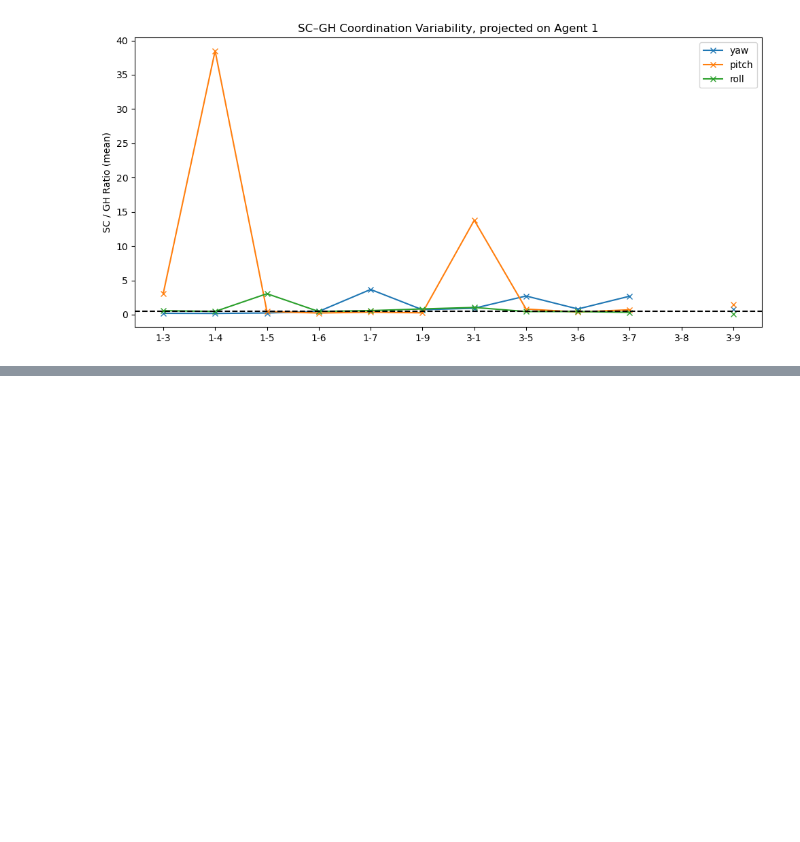
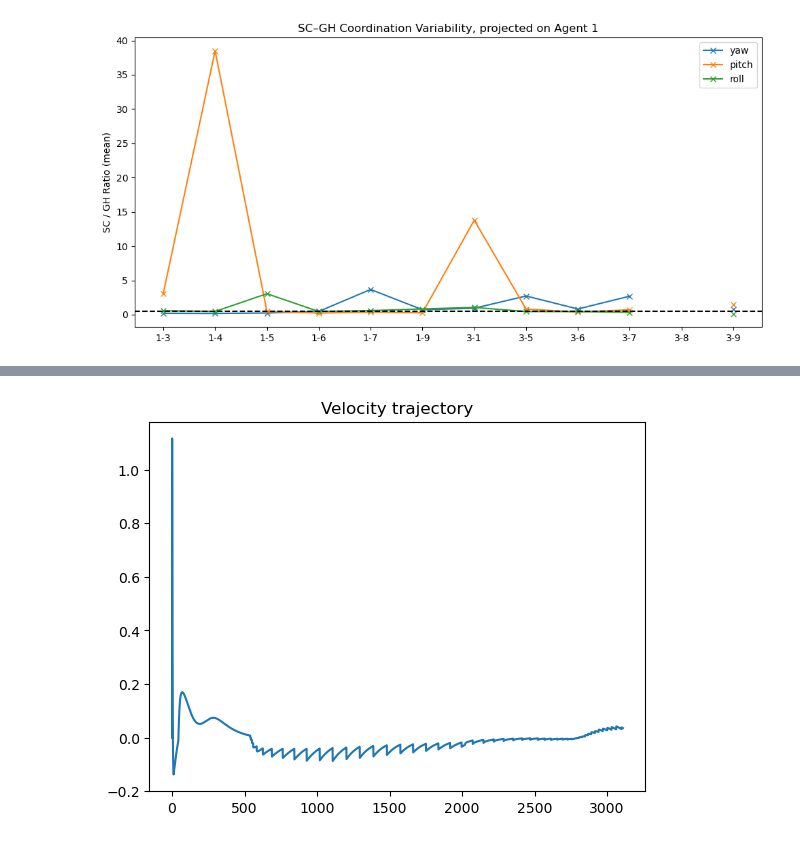
Before and after one commit to bj1110/Masterarbeit, a Jupyter notebook: eval/simdata_eval.ipynb, the cells around one changed output, grey strips where cells are left out. Drawn from its saved outputs; the diff is of its cells as text; code cells hidden in the pictures; blank space fills up the shorter version.

```diff
--- a/eval/simdata_eval.ipynb
+++ b/eval/simdata_eval.ipynb
@@ -646,0 +644,9 @@ plt.tight_layout()
+# %%
+
+row = df.iloc[0]
+
+plt.plot(row["elbow_yaw_joint_vel"])
+plt.title("Velocity trajectory")
+plt.show()
+# %% [output]
+[figure, added]
```
Also changed, not shown: parts of 10 cells of this notebook, 1 other file.
